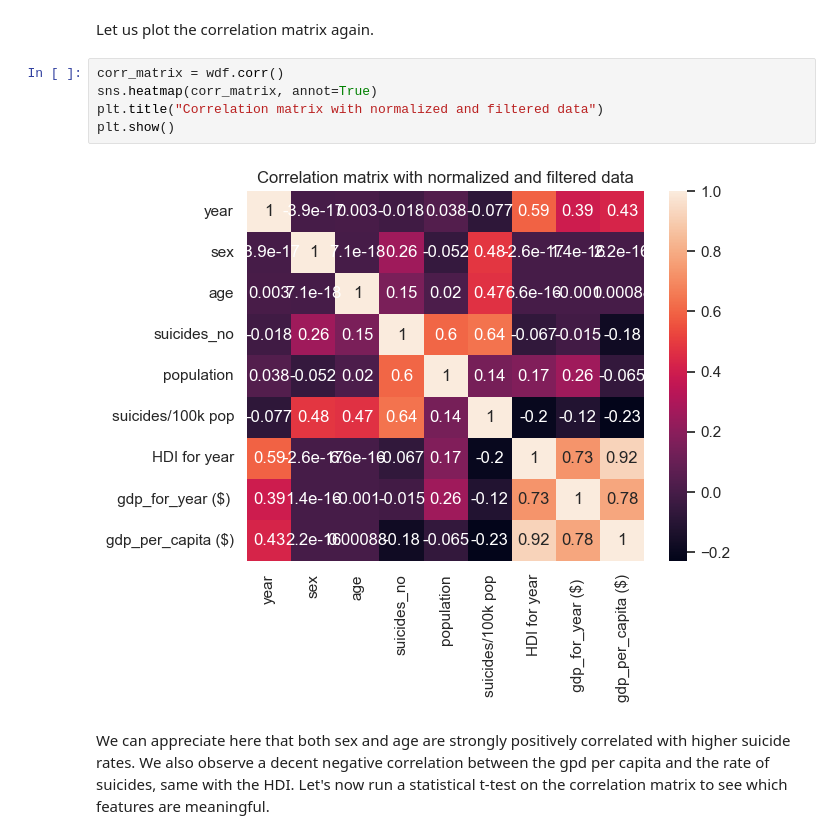
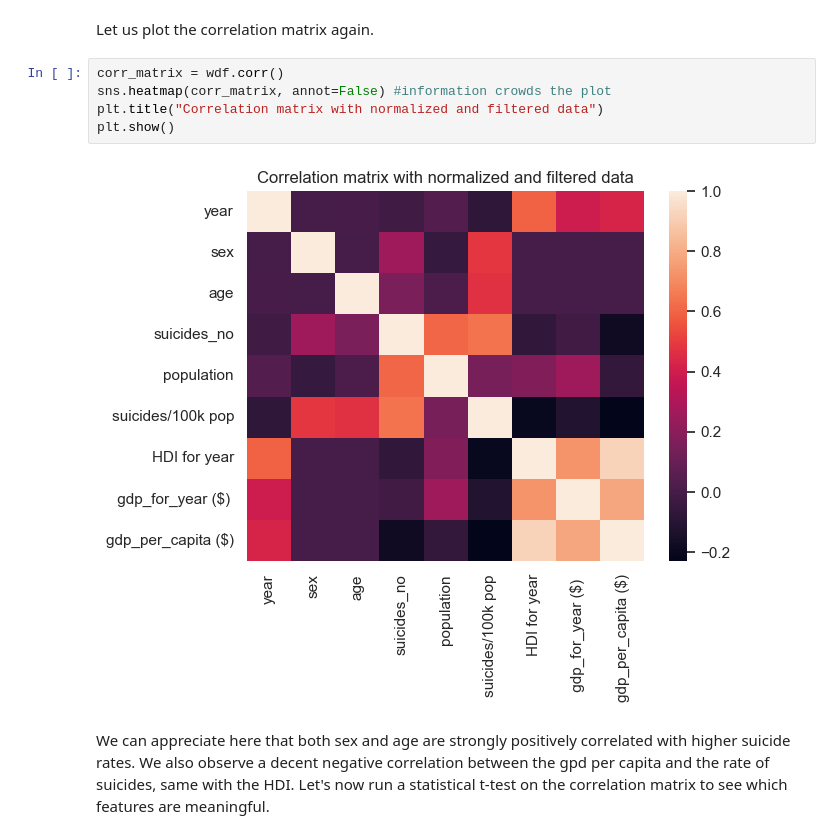
Before and after one commit to Nerocraft4/kaggle-suicide-rate-study, a Jupyter notebook: code/Main.ipynb, the cells around one changed output. Cells and saved outputs as stored; diff of their text form.

```diff
--- a/code/Main.ipynb
+++ b/code/Main.ipynb
@@ -181,11 +181,11 @@ It is now time to decide which features to keep and which ones to discard. We ca
 Let us plot the correlation matrix again.
 # %%
 corr_matrix = wdf.corr()
-sns.heatmap(corr_matrix, annot=True)
+sns.heatmap(corr_matrix, annot=False) #information crowds the plot
 plt.title("Correlation matrix with normalized and filtered data")
 plt.show()
 # %% [output]
-[figure, old version]
+[figure, new version]
 # %% [markdown]
 We can appreciate here that both sex and age are strongly positively correlated with higher suicide rates. We also observe a decent negative correlation between the gpd per capita and the rate of suicides, same with the HDI. Let's now run a statistical t-test on the correlation matrix to see which features are meaningful.
 # %%
```
Also changed, not shown: parts of 67 cells of this notebook, 13 other files.
